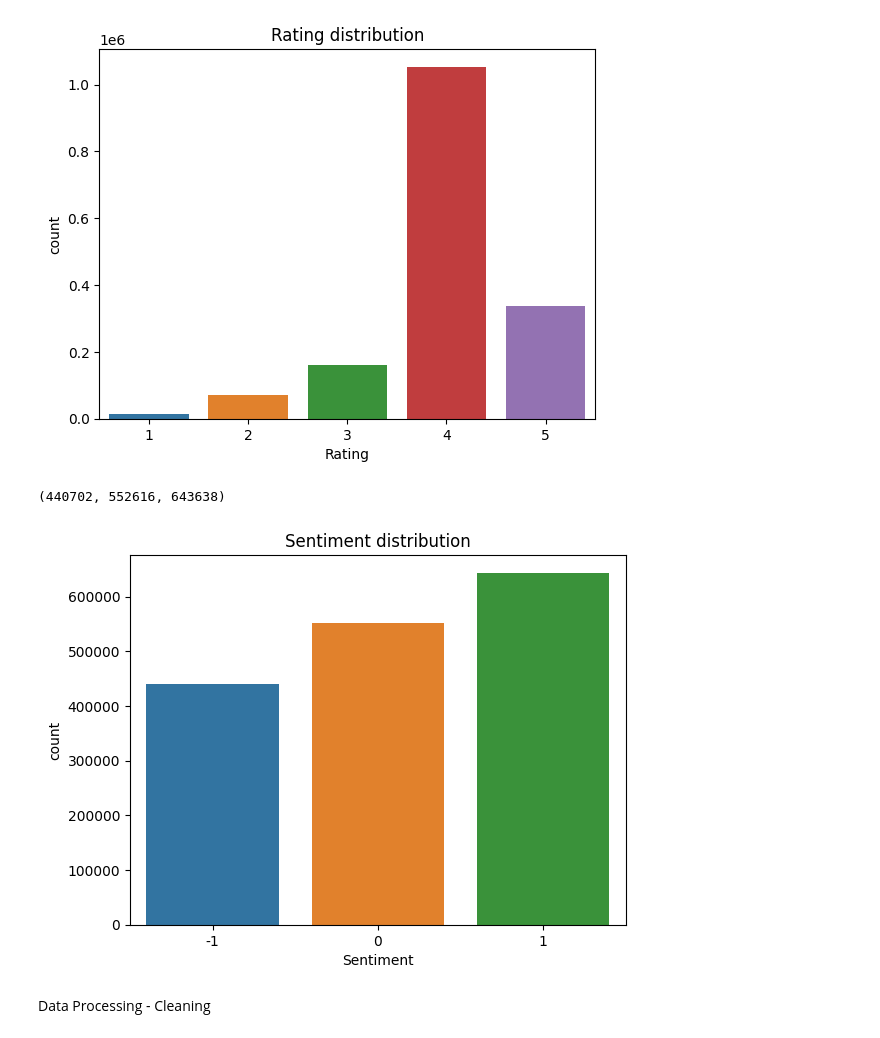
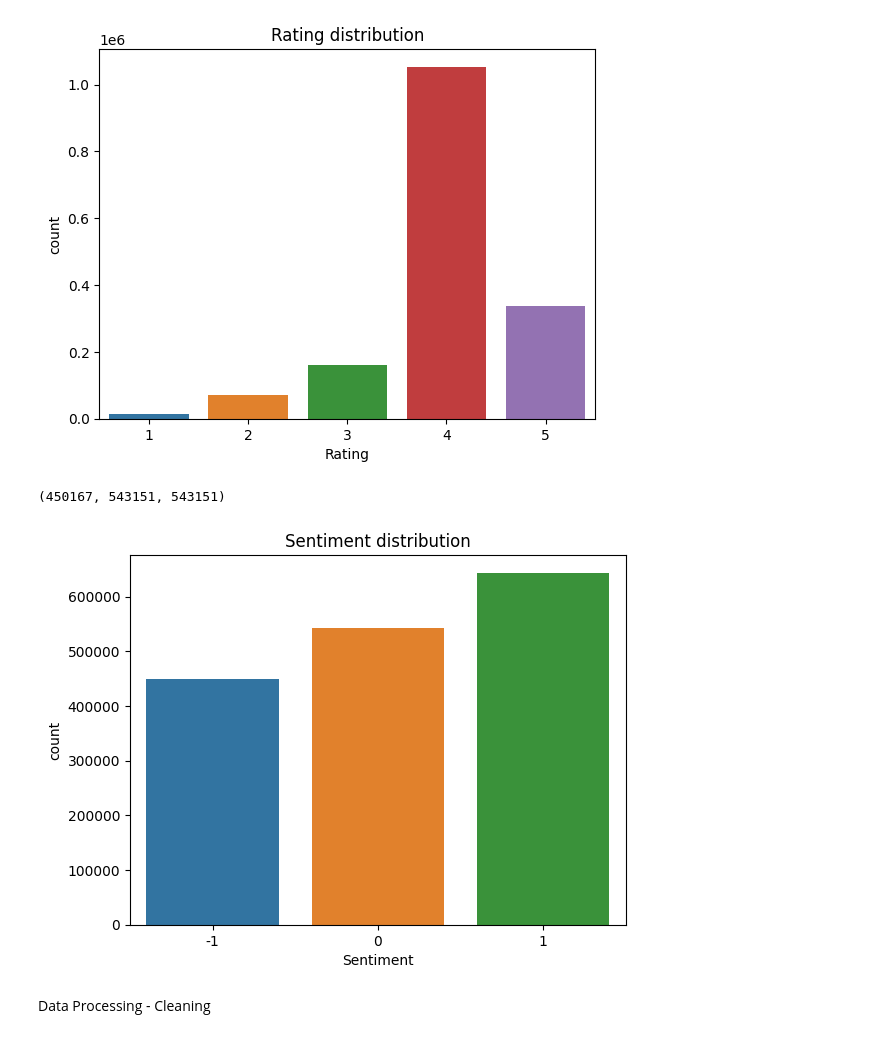
Before and after one commit to AndreaCamilloni/DM2583-project, a Jupyter notebook: notebook.ipynb, the cells around one changed output. Cells and saved outputs as stored; diff of their text form; code cells hidden in the pictures.

```diff
--- a/notebook.ipynb
+++ b/notebook.ipynb
@@ -1,13 +1,16 @@
 # %%
+from Dataset import get_dataset, preprocessing, tokenizer, create_label
+from Model.mnb import MultinomialNaiveBayes
+from Utils.utils import *
+
 import os
 import sys
 import numpy as np
-from Dataset import get_dataset, preprocessing, tokenizer, create_label
-from Model.mnb import MultinomialNaiveBayes
 import pandas as pd
-
 import matplotlib.pyplot as plt
 import seaborn as sns
+
+DEBUG = True
 # %%
 reviews_df, wines_df, users_df, full_df = get_dataset()
 # %%
@@ -107,20 +110,22 @@ plt.xlabel("Rating");
 # %% [output]
 [figure]
 # %%
-neg = full_df[full_df["User Rating"]<3.7].Wine.count()
+neg = full_df[full_df["User Rating"]<4].Wine.count()
 pos = full_df[full_df["User Rating"]>4].Wine.count()
-neutr = full_df.Wine.count()-pos - neg
+neutr = pos = full_df[full_df["User Rating"]==4].Wine.count()
+
 neg, neutr,pos
 # %% [output]
-(440702, 552616, 643638)
+(450167, 543151, 543151)
 # %%
-full_df['Sentiment']=full_df['User Rating'].apply(lambda f: create_label(f))
+if DEBUG:
+    full_df['Sentiment']=full_df['User Rating'].apply(lambda f: create_label(f))
 
 f = sns.countplot(x='Sentiment', data=full_df)
 f.set_title("Sentiment distribution")
 plt.xlabel("Sentiment");
 # %% [output]
-[figure, old version]
+[figure, new version]
 # %% [markdown]
 Data Processing - Cleaning
 # %%
```
Also changed, not shown: parts of 15 cells of this notebook, 2 other files.
